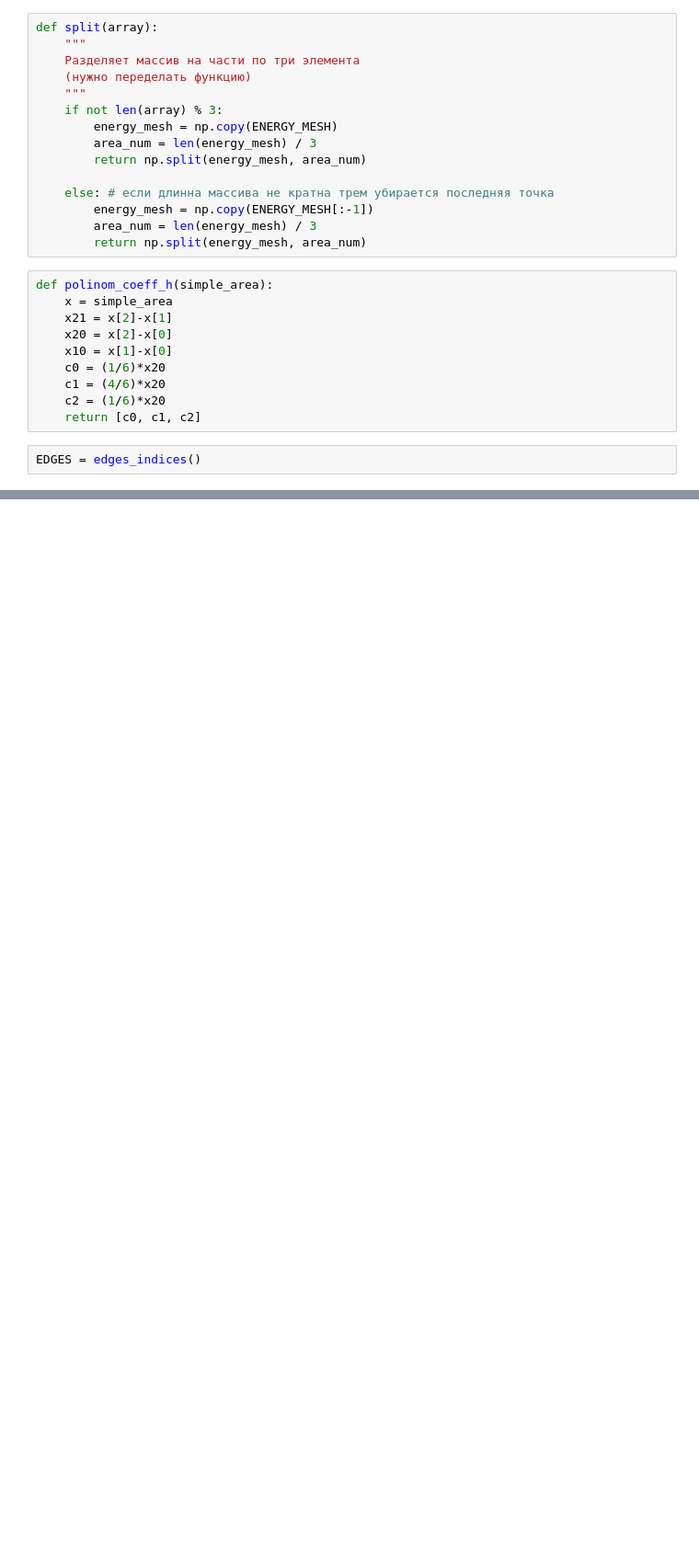
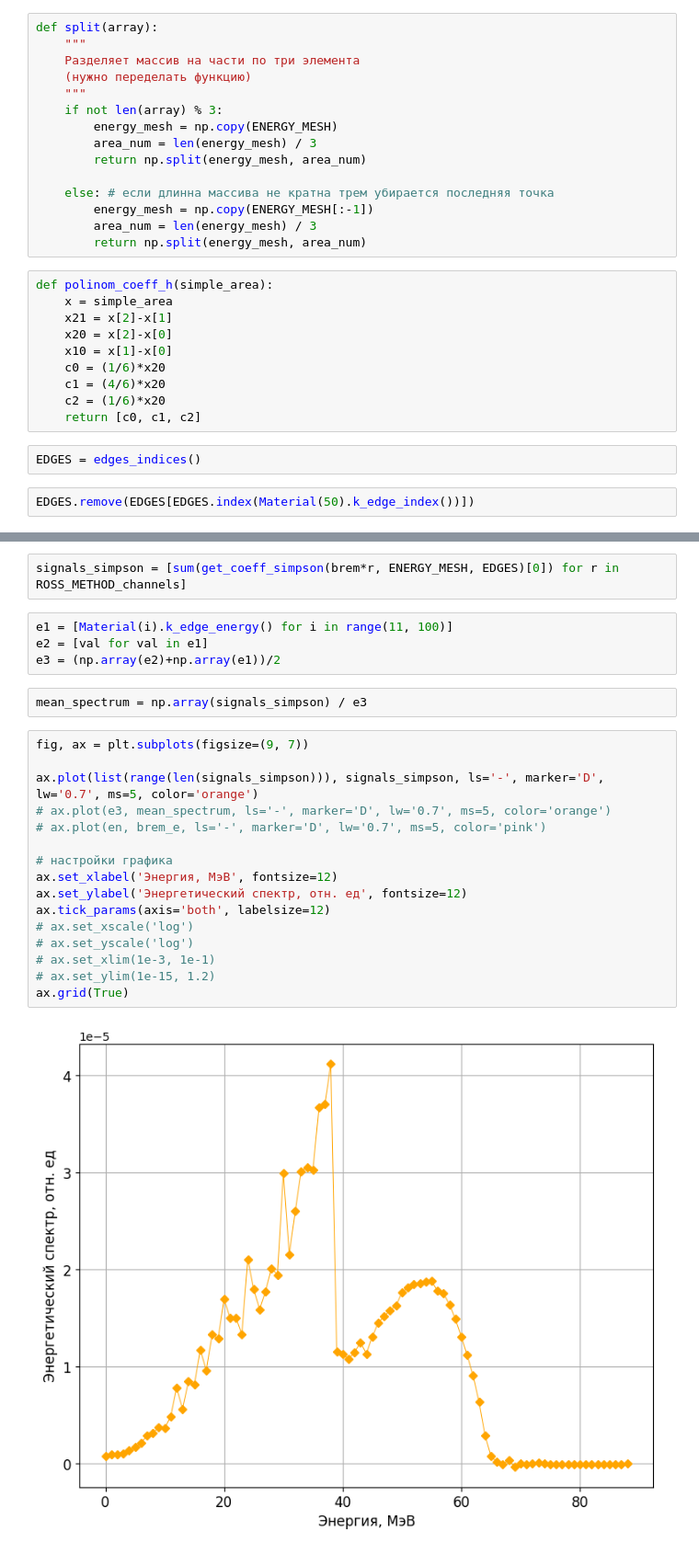
Before and after one commit to danisgrpv/gamma_4, a Jupyter notebook: Notebooks/Создание библиотеки/Notebook_00_Создание_библиотеки.ipynb, the cells around one changed output, grey strips where cells are left out. Shown: that part at 92% size. Drawn from its saved outputs; the diff is of its cells as text; blank space fills up the shorter version.

```diff
--- a/Notebooks/Создание библиотеки/Notebook_00_Создание_библиотеки.ipynb
+++ b/Notebooks/Создание библиотеки/Notebook_00_Создание_библиотеки.ipynb
@@ -89,6 +132,8 @@ def polinom_coeff_h(simple_area):
     return [c0, c1, c2]
 # %%
 EDGES = edges_indices()
+# %%
+EDGES.remove(EDGES[EDGES.index(Material(50).k_edge_index())])
 # %%
 len(EDGES)
 # %% [output]
@@ -95,0 +303,26 @@ len(EDGES)
+# %%
+signals_simpson = [sum(get_coeff_simpson(brem*r, ENERGY_MESH, EDGES)[0]) for r in ROSS_METHOD_channels]
+# %%
+e1 = [Material(i).k_edge_energy() for i in range(11, 100)]
+e2 = [val for val in e1]
+e3 = (np.array(e2)+np.array(e1))/2
+# %%
+mean_spectrum = np.array(signals_simpson) / e3
+# %%
+fig, ax = plt.subplots(figsize=(9, 7))
+
+ax.plot(list(range(len(signals_simpson))), signals_simpson, ls='-', marker='D', lw='0.7', ms=5, color='orange')
+# ax.plot(e3, mean_spectrum, ls='-', marker='D', lw='0.7', ms=5, color='orange')
+# ax.plot(en, brem_e, ls='-', marker='D', lw='0.7', ms=5, color='pink')
+
+# настройки графика
+ax.set_xlabel('Энергия, МэВ', fontsize=12)
+ax.set_ylabel('Энергетический спектр, отн. ед', fontsize=12)
+ax.tick_params(axis='both', labelsize=12)
+# ax.set_xscale('log')
+# ax.set_yscale('log')
+# ax.set_xlim(1e-3, 1e-1)
+# ax.set_ylim(1e-15, 1.2)
+ax.grid(True)
+# %% [output]
+[figure, added]
```
Also changed, not shown: parts of 18 cells of this notebook, 1 other file.
